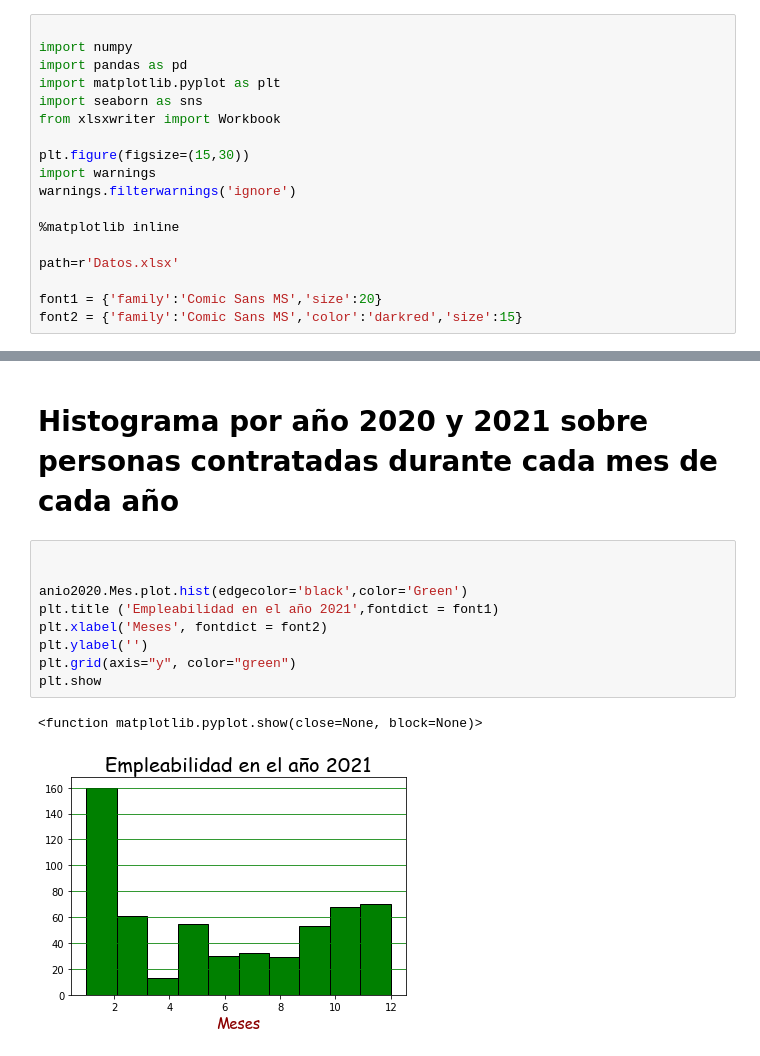
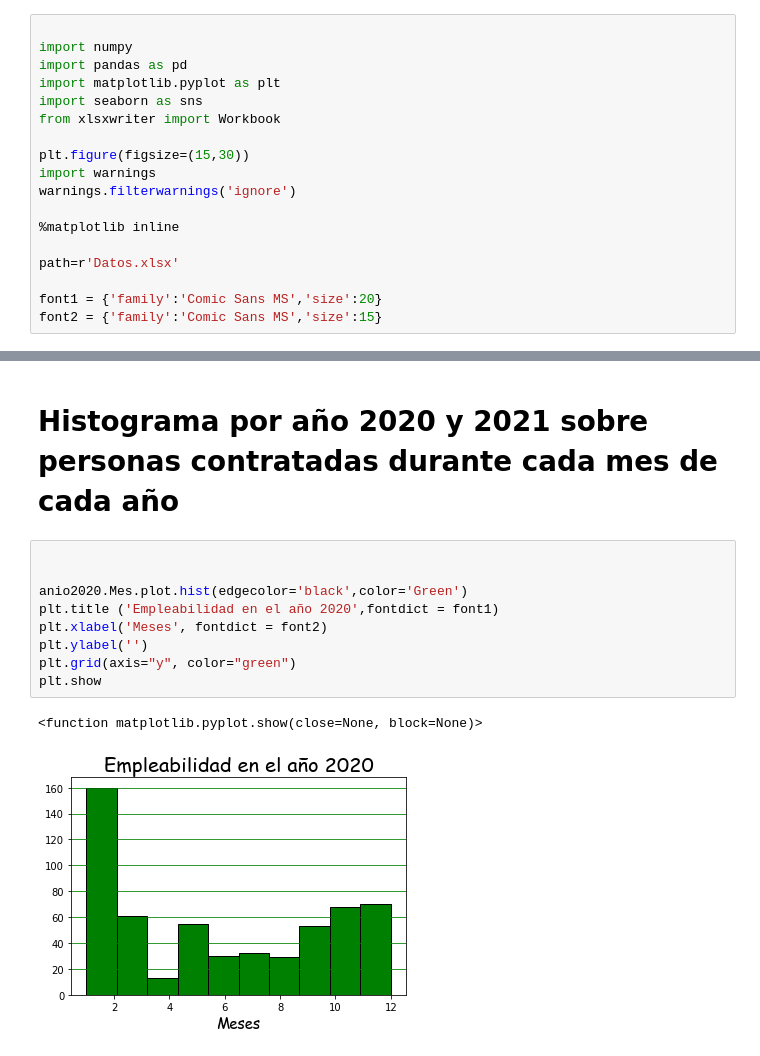
Before and after one commit to SaukB/Analisis, a Jupyter notebook: Material/Proyecto.ipynb, the cells around one changed output, grey strips where cells are left out. Saved outputs shown, nothing was run; the diff lists cells and outputs as text.

```diff
--- a/Material/Proyecto.ipynb
+++ b/Material/Proyecto.ipynb
@@ -17,7 +17,7 @@ warnings.filterwarnings('ignore')
 path=r'Datos.xlsx'
 
 font1 = {'family':'Comic Sans MS','size':20}
-font2 = {'family':'Comic Sans MS','color':'darkred','size':15}
+font2 = {'family':'Comic Sans MS','size':15}
 # %% [markdown]
 # Cargue y lectura de los datos
 # %%
@@ -184,15 +183,15 @@ plt.show
 # %%
 
 
 anio2020.Mes.plot.hist(edgecolor='black',color='Green')
-plt.title ('Empleabilidad en el año 2021',fontdict = font1)
+plt.title ('Empleabilidad en el año 2020',fontdict = font1)
 plt.xlabel('Meses', fontdict = font2)
 plt.ylabel('')
 plt.grid(axis="y", color="green")
 plt.show
 # %% [output]
 <function matplotlib.pyplot.show(close=None, block=None)>
-[figure, old version]
+[figure, new version]
 # %%
 
 anio2021.Mes.plot.hist(edgecolor='black',color='Green')
```
Also changed, not shown: parts of 5 cells of this notebook.
